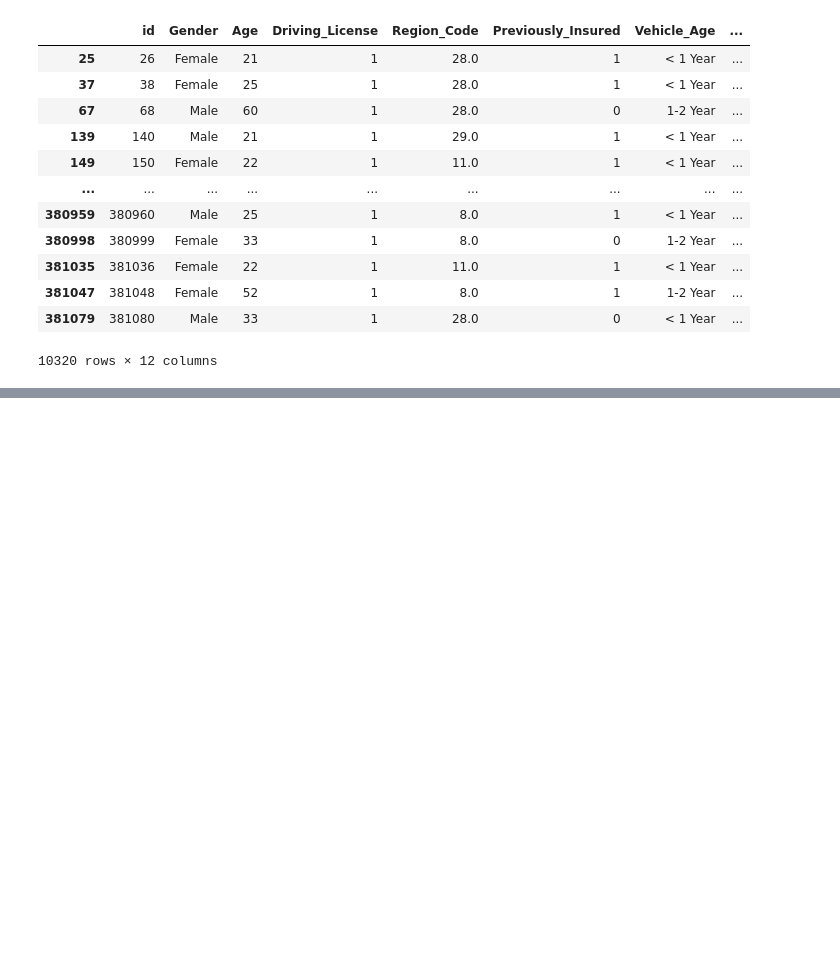
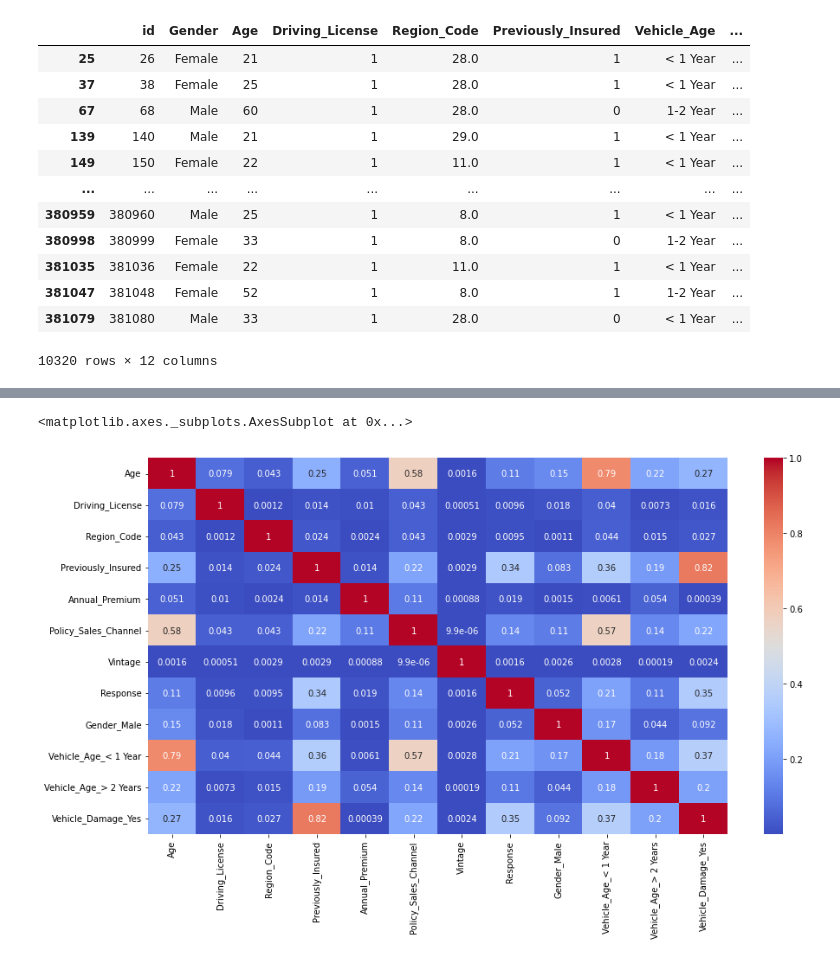
Before and after one commit to pi-mishra/HEALTH-INSURANCE-CROSS-SELL-PREDICTION, a Jupyter notebook: HEALTH_INSURANCE_CROSS_SELL_PREDICTION_(piyush).ipynb, the cells around one changed output, grey strips where cells are left out. Cells and saved outputs as stored; diff of their text form; code cells hidden in the pictures; blank space fills up the shorter version.

```diff
--- a/HEALTH_INSURANCE_CROSS_SELL_PREDICTION_(piyush).ipynb
+++ b/HEALTH_INSURANCE_CROSS_SELL_PREDICTION_(piyush).ipynb
@@ -462,0 +461,2 @@ df[df['Annual_Premium']> lower_limit]
+# %%
+new_df = df[df['Annual_Premium']< upper_limit]
@@ -462,0 +508,4 @@ df[df['Annual_Premium']> lower_limit]
+# %%
+new_df= pd.get_dummies(new_df, columns= ['Gender','Vehicle_Age','Vehicle_Damage'],drop_first = True)
+# %%
+new_df.drop(['id'], axis=1, inplace = True)
@@ -462,0 +541,7 @@ df[df['Annual_Premium']> lower_limit]
+# %%
+plt.figure(figsize=(15,8))
+correlation = new_df.corr()
+sns.heatmap(abs(correlation), annot=True, cmap='coolwarm')
+# %% [output]
+<matplotlib.axes._subplots.AxesSubplot at 0x...>
+[figure, added]
```
Also changed, not shown: parts of 35 cells of this notebook.
